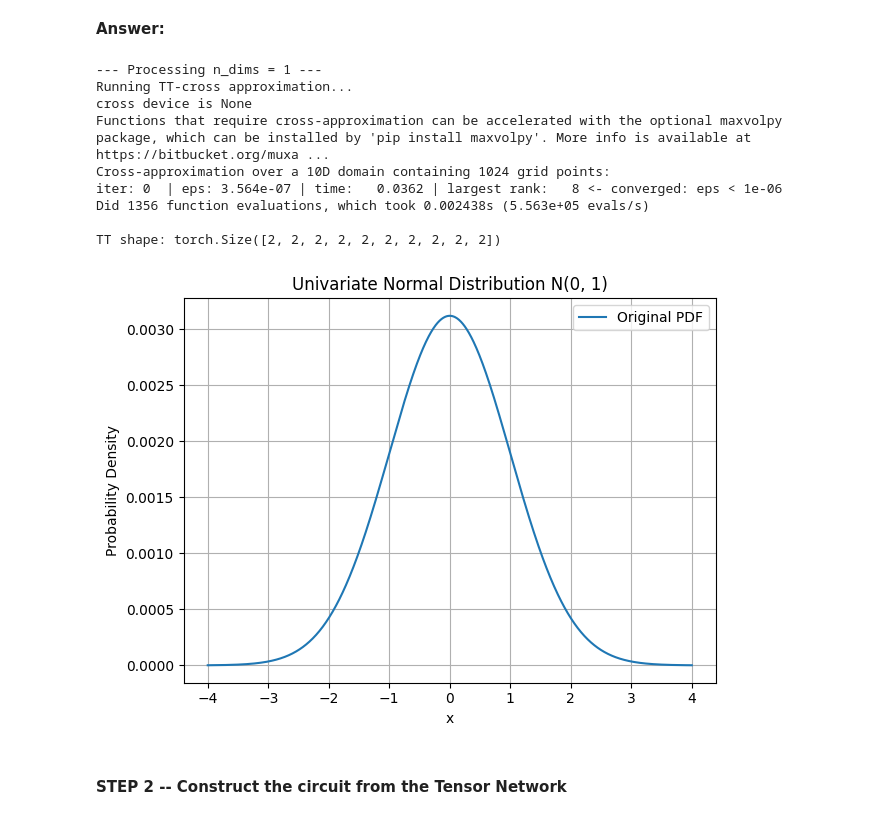
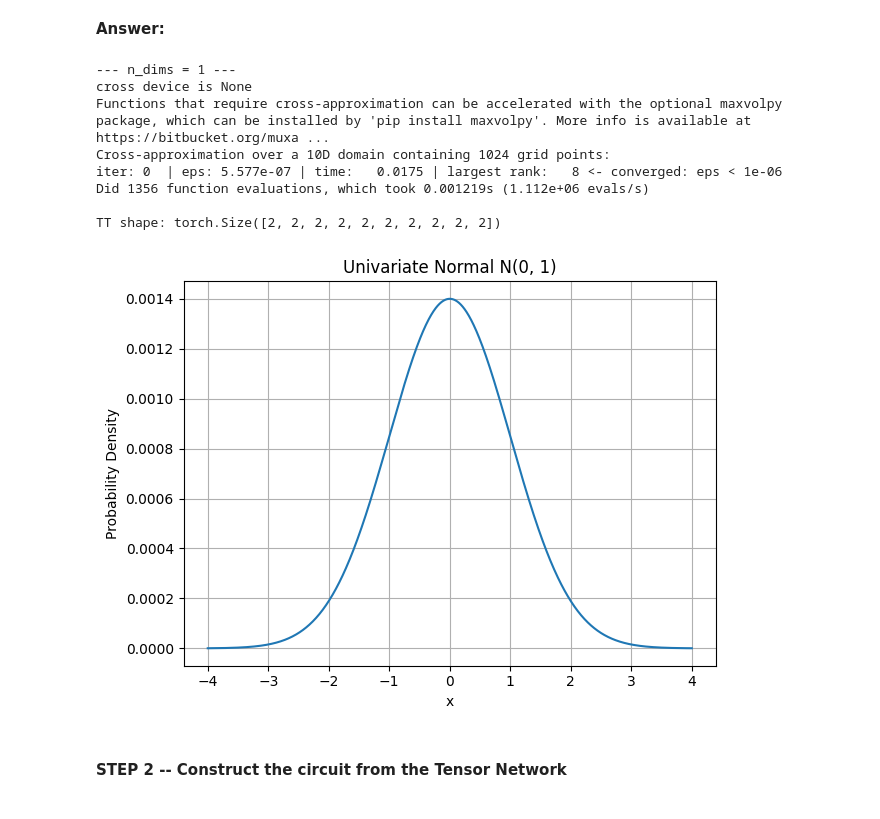
Before and after one commit to Nipsulai/QuantumHack, a Jupyter notebook: Challenge Moodys.ipynb, the cells around one changed output. Drawn from its saved outputs; the diff is of its cells as text; code cells hidden in the pictures.

```diff
--- a/Challenge Moodys.ipynb
+++ b/Challenge Moodys.ipynb
@@ -142,79 +142,59 @@ Note that you can decompress the tensor into a NumPy ndarray (which is a d-dimen
 **Answer:**
 # %%
 import numpy as np
+import torch
 import tntorch as tn
-import torch
 import matplotlib.pyplot as plt
 from scipy.stats import multivariate_normal
 
-n_qubits = 10                # Qubits per dimension
-bond_dim = 8                 # TT-rank
-n_dims_list = [1]      # Dimensionalities to try
-n_points = 2 ** n_qubits     # Discretization per axis
-grid_1d = np.linspace(-4, 4, n_points)  # Uniform grid
+# Parameters
+n_qubits, bond_dim = 10, 8
+n_dims_list = [1]
+n_points = 2 ** n_qubits
+grid = np.linspace(-4, 4, n_points)
 
-tt_tensors = {}
+def make_callable(psi, n_dims, n_qubits):
+    def fn(*indices):
+        idx = np.stack(indices, axis=1).reshape(-1, n_dims, n_qubits)
+        int_idx = (idx @ 2**np.arange(n_qubits - 1, -1, -1)).astype(int)
+        flat = np.ravel_multi_index(int_idx.T, [n_points]*n_dims)
+        return torch.tensor(psi[flat], dtype=torch.float32)
+    return fn
 
 for n_dims in n_dims_list:
-    print(f"\n--- Processing n_dims = {n_dims} ---")
-    d = n_qubits * n_dims  # total number of TT dimensions
+    print(f"\n--- n_dims = {n_dims} ---")
+    d = n_qubits * n_dims
 
-    # Generate full grid and compute normalized sqrt(pdf) for reference
-    mesh = np.meshgrid(*([grid_1d] * n_dims), indexing="ij")
+    # Compute sqrt-normalized PDF
+    mesh = np.meshgrid(*([grid] * n_dims), indexing="ij")
     X = np.stack([m.ravel() for m in mesh], axis=-1)
-    pdf = multivariate_normal(mean=np.zeros(n_dims), cov=np.eye(n_dims)).pdf(X)
-    norm_const = np.sqrt(pdf / np.sum(pdf))
-    psi_flat = norm_const.ravel()
+    psi_flat = np.sqrt(multivariate_normal(np.zeros(n_dims), np.eye(n_dims)).pdf(X))
+    psi_flat /= psi_flat.sum() ** 0.5
 
-    # Define callable that matches *indices format for tntorch.cross
-    def make_callable(n_dims=n_dims, n_qubits=n_qubits, psi_values=psi_flat):
-        def pdf_sqrt_callable(*indices):
-            # indices: tuple of length d, each with shape (batch_size,)
-            indices = np.stack(indices, axis=1)  # shape: (batch_size, d)
-            batch_size, total_qubits = indices.shape
-            assert total_qubits == n_dims * n_qubits
-
-            # Reshape: (batch_size, n_dims, n_qubits)
-            idx_bits = indices.reshape((batch_size, n_dims, n_qubits))
-
-            # Convert binary index per dimension to integer
-            powers = 2 ** np.arange(n_qubits - 1, -1, -1)
-            idx_coords = (idx_bits @ powers).astype(int)  # shape: (batch_size, n_dims)
-
-            # Convert multidim index to flat index
-            flat_idx = np.ravel_multi_index(idx_coords.T, [n_points] * n_dims)
-            return torch.tensor(psi_values[flat_idx], dtype=torch.float32)
-        return pdf_sqrt_callable
-
-    # Build the callable function and run TT-cross
-    func = make_callable()
-    print("Running TT-cross approximation...")
+    # Approximate with TT-cross
+    func = make_callable(psi_flat, n_dims, n_qubits)
     tt, _ = tn.cross(function=func, domain=[2]*d, ranks_tt=bond_dim, return_info=True)
-    tt_tensors[n_dims] = tt
-
     print(f"TT shape: {tt.shape}")
 
-    # Plot PDF for univariate case
+    # Plot 1D PDF
     if n_dims == 1:
-        plt.plot(grid_1d, psi_flat**2, label="Original PDF")
-        plt.title("Univariate Normal Distribution N(0, 1)")
+        plt.plot(grid, psi_flat**2)
+        plt.title("Univariate Normal N(0, 1)")
         plt.xlabel("x")
         plt.ylabel("Probability Density")
         plt.grid()
         plt.tight_layout()
-        plt.legend()
         plt.show()
 # %% [output]
---- Processing n_dims = 1 ---
-Running TT-cross approximation...
+--- n_dims = 1 ---
 cross device is None
 Functions that require cross-approximation can be accelerated with the optional maxvolpy package, which can be installed by 'pip install maxvolpy'. More info is available at https://bitbucket.org/muxa ...
 Cross-approximation over a 10D domain containing 1024 grid points:
-iter: 0  | eps: 3.564e-07 | time:   0.0362 | largest rank:   8 <- converged: eps < 1e-06
-Did 1356 function evaluations, which took 0.002438s (5.563e+05 evals/s)
+iter: 0  | eps: 5.577e-07 | time:   0.0175 | largest rank:   8 <- converged: eps < 1e-06
+Did 1356 function evaluations, which took 0.001219s (1.112e+06 evals/s)
 
 TT shape: torch.Size([2, 2, 2, 2, 2, 2, 2, 2, 2, 2])
-[figure, old version]
+[figure, new version]
 # %% [markdown]
 #### STEP 2 -- Construct the circuit from the Tensor Network
 # %% [markdown]
```
